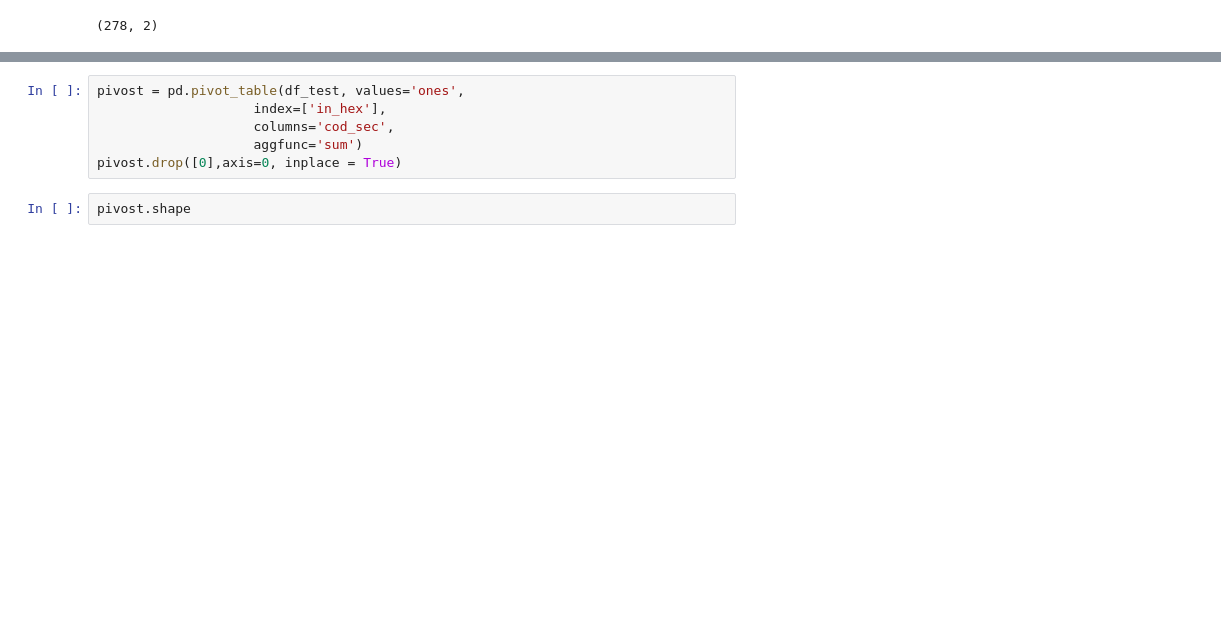
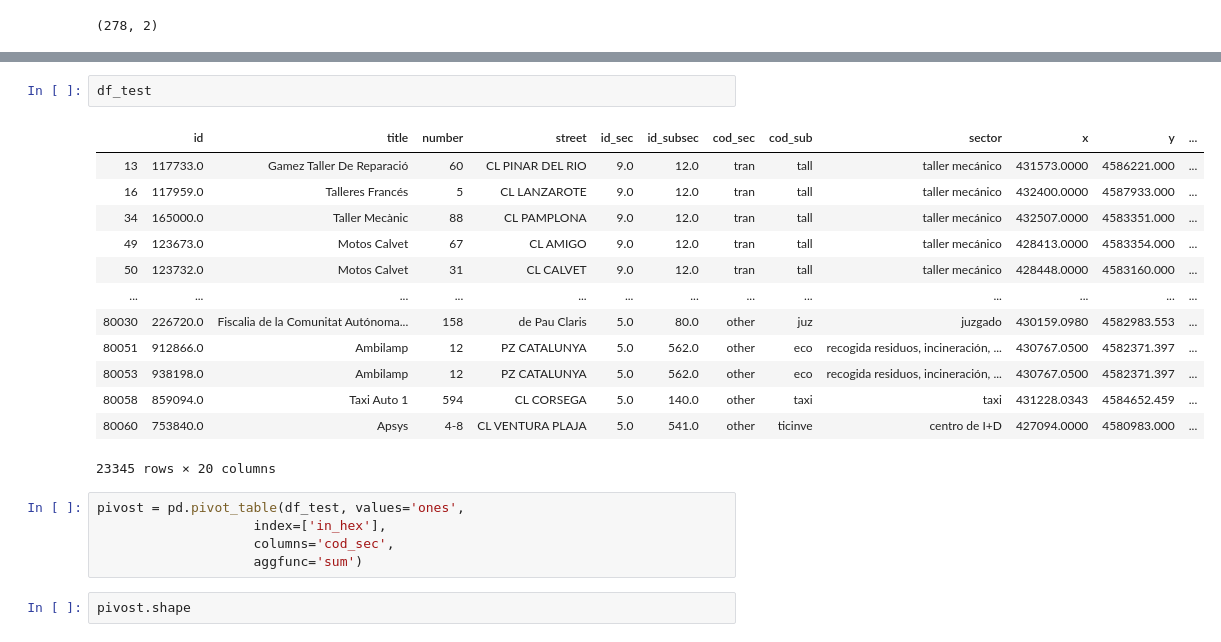
Before and after one commit to AlanItzep/Gmps_E, a Jupyter notebook: google_Maps_Eixos.ipynb, the cells around one changed output, grey strips where cells are left out. Cells and saved outputs as stored; diff of their text form; blank space fills up the shorter version.

```diff
--- a/google_Maps_Eixos.ipynb
+++ b/google_Maps_Eixos.ipynb
@@ -2153,9 +2228,24 @@ grouped_df.shape
+# %%
+df_test
+# %% [output]
+|  | id | title | number | street | id_sec | id_subsec | cod_sec | cod_sub | sector | x | y | ... |
+| 13 | 117733.0 | Gamez Taller De Reparació | 60 | CL PINAR DEL RIO | 9.0 | 12.0 | tran | tall | taller mecánico | 431573.0000 | 4586221.000 | ... |
+| 16 | 117959.0 | Talleres Francés | 5 | CL LANZAROTE | 9.0 | 12.0 | tran | tall | taller mecánico | 432400.0000 | 4587933.000 | ... |
+| 34 | 165000.0 | Taller Mecànic | 88 | CL PAMPLONA | 9.0 | 12.0 | tran | tall | taller mecánico | 432507.0000 | 4583351.000 | ... |
+| 49 | 123673.0 | Motos Calvet | 67 | CL AMIGO | 9.0 | 12.0 | tran | tall | taller mecánico | 428413.0000 | 4583354.000 | ... |
+| 50 | 123732.0 | Motos Calvet | 31 | CL CALVET | 9.0 | 12.0 | tran | tall | taller mecánico | 428448.0000 | 4583160.000 | ... |
+| ... | ... | ... | ... | ... | ... | ... | ... | ... | ... | ... | ... | ... |
+| 80030 | 226720.0 | Fiscalia de la Comunitat Autónoma... | 158 | de Pau Claris | 5.0 | 80.0 | other | juz | juzgado | 430159.0980 | 4582983.553 | ... |
+| 80051 | 912866.0 | Ambilamp | 12 | PZ CATALUNYA | 5.0 | 562.0 | other | eco | recogida residuos, incineración, ... | 430767.0500 | 4582371.397 | ... |
+| 80053 | 938198.0 | Ambilamp | 12 | PZ CATALUNYA | 5.0 | 562.0 | other | eco | recogida residuos, incineración, ... | 430767.0500 | 4582371.397 | ... |
+| 80058 | 859094.0 | Taxi Auto 1 | 594 | CL CORSEGA | 5.0 | 140.0 | other | taxi | taxi | 431228.0343 | 4584652.459 | ... |
+| 80060 | 753840.0 | Apsys | 4-8 | CL VENTURA PLAJA | 5.0 | 541.0 | other | ticinve | centro de I+D | 427094.0000 | 4580983.000 | ... |
+23345 rows × 20 columns
 # %%
 pivost = pd.pivot_table(df_test, values='ones',
                     index=['in_hex'],
                     columns='cod_sec',
                     aggfunc='sum')
-pivost.drop([0],axis=0, inplace = True)
 # %%
 pivost.shape
 # %% [output]
```
Also changed, not shown: parts of 100 cells of this notebook, 1 other file.
